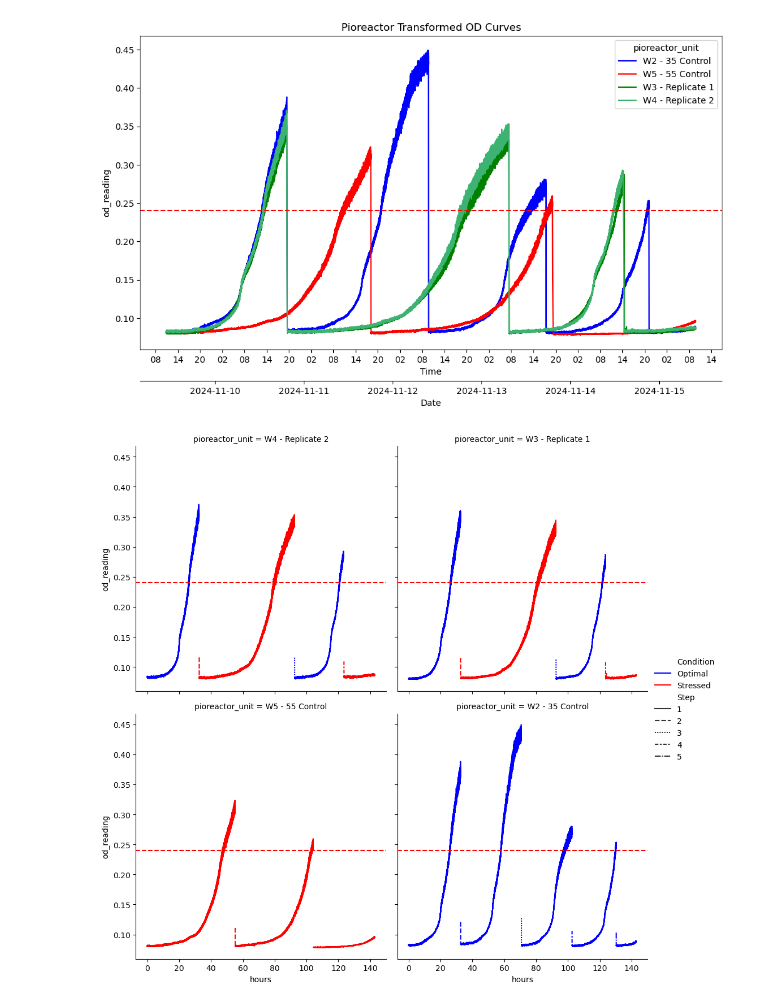
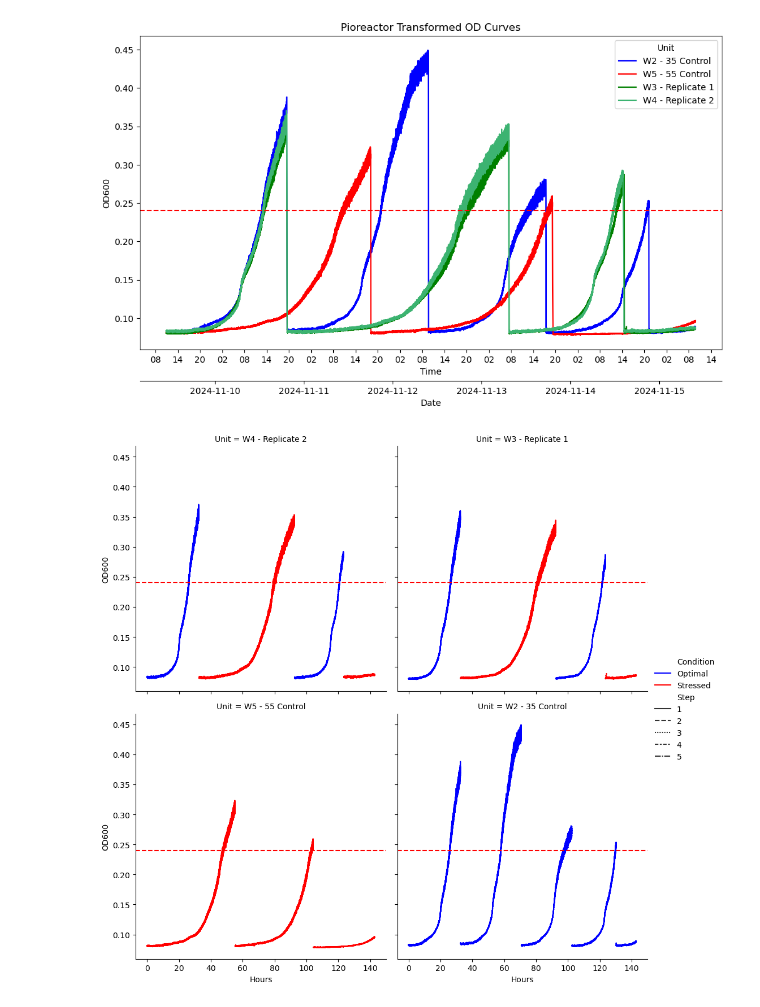
Before and after one commit to JacksonPageroth/pio-bacterial-memory, a Jupyter notebook: pio_subculture.ipynb, the cells around one changed output. Drawn from its saved outputs; the diff is of its cells as text; code cells hidden in the pictures.

```diff
--- a/pio_subculture.ipynb
+++ b/pio_subculture.ipynb
@@ -26,10 +26,10 @@ if len(csv_files) == 0:
 latest_csv = max(csv_files, key=os.path.getmtime)
 
 # Load the latest CSV file
-df = pl.scan_csv(latest_csv).select("od_reading", "timestamp_localtime", "pioreactor_unit")
+df = pl.scan_csv(latest_csv).select("od_reading", "timestamp_localtime", "pioreactor_unit").rename({"od_reading": "OD600", "timestamp_localtime": "Time", "pioreactor_unit": "Unit"})
 
 # If you want to load a specific CSV file, you can use the following line:
-# df = pl.scan_csv(insert csv here).select("od_reading", "timestamp_localtime", "pioreactor_unit")
+# df = pl.scan_csv(insert csv here).select("OD600", "Time", "Unit")
 
 # Dictionary to map 'Pioreactor name' to new values
 name_dict = {
@@ -56,20 +56,20 @@ threshold_od = 0.24  # Point after which we subculture
 blank_threshold_od = 0.15  # Used as to filter steps anything below can be considered "blank"
 
 # Replace values in 'Pioreactor name' column using the dictionary
-df = df.with_columns(pl.col("pioreactor_unit").replace_strict(name_dict))
+df = df.with_columns(pl.col("Unit").replace_strict(name_dict))
 
 # Apply the equation
-a = pl.col("pioreactor_unit").replace_strict(equations).list.first()
-b = pl.col("pioreactor_unit").replace_strict(equations).list.last()
-df = df.with_columns(pl.col("od_reading") * a + b)
+a = pl.col("Unit").replace_strict(equations).list.first()
+b = pl.col("Unit").replace_strict(equations).list.last()
+df = df.with_columns((pl.col("OD600") * a + b))
 
 # Convert 'timestamp_localtime' to datetime format
-df = df.with_columns(pl.col("timestamp_localtime").str.strptime(pl.Datetime, "%Y-%m-%d %H:%M:%S"))
+df = df.with_columns(pl.col("Time").str.strptime(pl.Datetime, "%Y-%m-%d %H:%M:%S"))
 
 # Filter out artifacts
-df = df.filter(pl.col("timestamp_localtime") >= pl.col("timestamp_localtime").min().dt.offset_by("5m"))
-df= df.with_columns((pl.col("timestamp_localtime").sub(pl.col("timestamp_localtime").first()).dt.total_seconds()/3600).alias("hours"))
-df = df.filter((pl.col("pioreactor_unit").eq("W5 - 55 Control") & pl.col("hours").ge(104.2) &  pl.col("hours").le(104.4)).not_())
+df = df.filter(pl.col("Time") >= pl.col("Time").min().dt.offset_by("5m"))
+df= df.with_columns((pl.col("Time").sub(pl.col("Time").first()).dt.total_seconds()/3600).alias("Hours"))
+df = df.filter((pl.col("Unit").eq("W5 - 55 Control") & pl.col("Hours").ge(104.2) &  pl.col("Hours").le(104.4)).not_())
 
 df = df.collect()
 
@@ -77,7 +77,7 @@ df = df.collect()
 hue_order = ["W2 - 35 Control", "W5 - 55 Control", "W3 - Replicate 1", "W4 - Replicate 2"]
 
 f, ax = plt.subplots(figsize=(12, 6.5))
-sns.lineplot(x="timestamp_localtime", y="od_reading", hue="pioreactor_unit", hue_order=hue_order,
+sns.lineplot(x="Time", y="OD600", hue="Unit", hue_order=hue_order,
              markersize=8, sizes=(1, 8), data=df.to_pandas(), ax=ax, palette=["blue", "red", "green", "mediumseagreen"])
 ax.xaxis.set_major_formatter(mdates.DateFormatter("%m/%d %H:%M"))
 plt.axhline(y=threshold_od, color='r', linestyle='--')
@@ -94,31 +94,34 @@ secax.set_xlabel("Date")
 ax.set_title('Pioreactor Transformed OD Curves')
 plt.show()
 # %% [output]
-[figure, old version]
+[figure, new version]
 # %%
 # Condition for incrementing 'step'
-step_cond = (pl.col("od_reading").shift(1) > threshold_od) & (pl.col("od_reading") < blank_threshold_od)
+step_cond = (pl.col("OD600").shift(1) > threshold_od) & (pl.col("OD600") < blank_threshold_od)
 
 # Use cumulative sum over the 'step_condition' to increment each time it's True
-df = df.with_columns(pl.when(step_cond).then(1).otherwise(0).cum_sum().add(1).over(pl.col("pioreactor_unit")).alias("Step"))
+df = df.with_columns(pl.when(step_cond).then(1).otherwise(0).cum_sum().add(1).over(pl.col("Unit")).alias("Step"))
 
 # Add condition to the df
-df = df.with_columns(pl.when((pl.col("Step") % 2 == 1) & (pl.col("pioreactor_unit").is_in(replicates)))
+df = df.with_columns(pl.when((pl.col("Step") % 2 == 1) & (pl.col("Unit").is_in(replicates)))
                      .then(pl.lit("Optimal"))
-                     .otherwise(pl.when((pl.col("Step") % 2 == 0) & (pl.col("pioreactor_unit").is_in(replicates)))
+                     .otherwise(pl.when((pl.col("Step") % 2 == 0) & (pl.col("Unit").is_in(replicates)))
                                 .then(pl.lit("Stressed"))
-                                .otherwise(pl.when(pl.col("pioreactor_unit").is_in(stressed_controls))
+                                .otherwise(pl.when(pl.col("Unit").is_in(stressed_controls))
                                            .then(pl.lit("Stressed"))
-                                           .otherwise(pl.when(pl.col("pioreactor_unit").is_in(optimal_controls))
+                                           .otherwise(pl.when(pl.col("Unit").is_in(optimal_controls))
                                                       .then(pl.lit("Optimal")))))
                      .alias("Condition"))
 
+# Discard the first 10 points in every step (because of subculture spike)
+df = df.with_columns(pl.cum_count("OD600").over("Unit", "Step").alias("index")).filter(pl.col("index") > 5).drop("index")
+
 # Plotting the growth curves using the new 'Transformed OD' column
-g = sns.relplot(x="hours", y="od_reading", hue="Condition", style="Step", col="pioreactor_unit", col_wrap=2,
+g = sns.relplot(x="Hours", y="OD600", hue="Condition", style="Step", col="Unit", col_wrap=2,
              markersize=8, sizes=(1, 8), data=df.to_pandas(), kind="line", hue_order=["Optimal", "Stressed"], palette=["blue", "red"])
 
 for ax in g.axes.flatten():
     ax.axhline(y=threshold_od, color='r', linestyle='--')
 plt.show()
 # %% [output]
-[figure, old version]
+[figure, new version]
```
Also changed, not shown: parts of 6 cells of this notebook.
